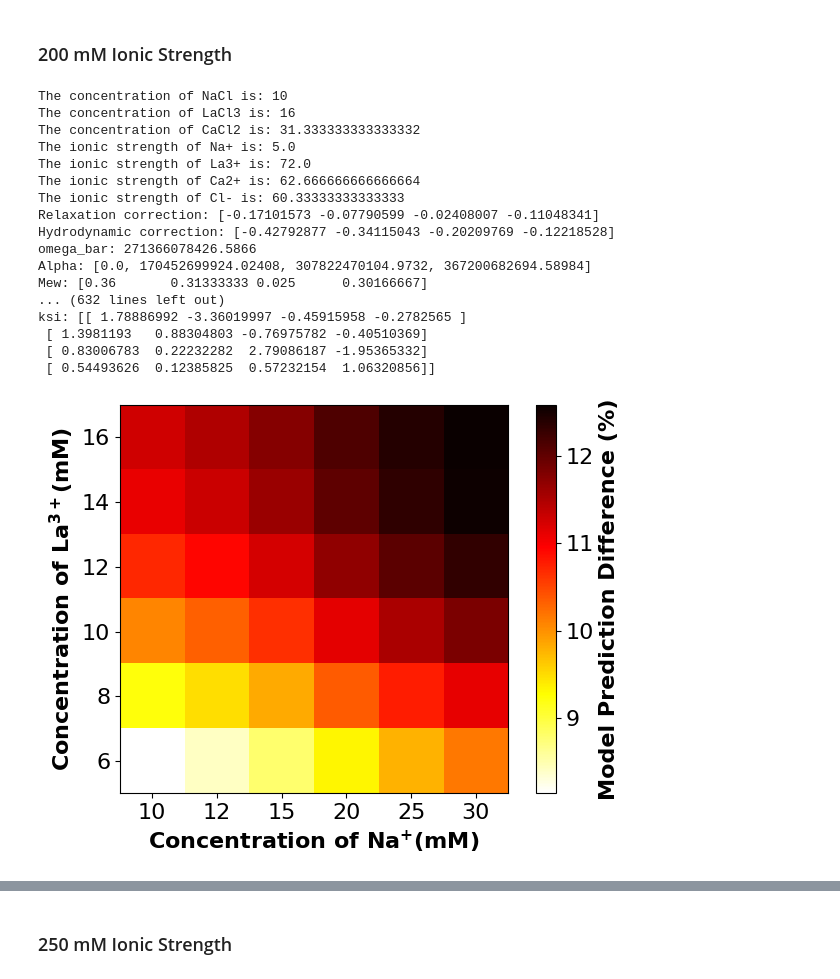
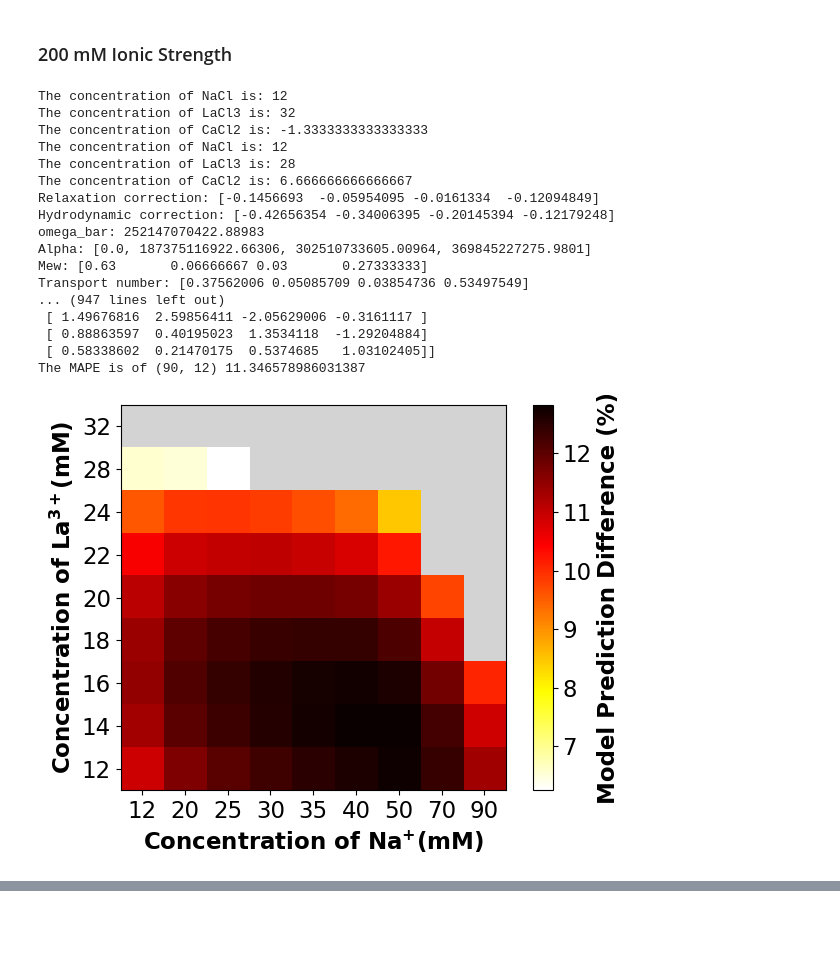
Before and after one commit to dowlinglab/salts-conductivity-modelling, a Jupyter notebook: Three-salt-experiments.ipynb, the cells around one changed output, grey strips where cells are left out. Drawn from its saved outputs; the diff is of its cells as text; code cells hidden in the pictures; blank space fills up the shorter version.

```diff
--- a/Three-salt-experiments.ipynb
+++ b/Three-salt-experiments.ipynb
@@ -470,28 +535,31 @@ ksi: [[ 1.79111373 -3.13406705 -0.48176382 -0.27258478]
 # %%
 # desired ionic strength in mM
 ionic_strength_200 = 200
 
 # cation concentration in mM
-na_200 = [10, 12, 15, 20, 25, 30]
-la_200 = [16, 14, 12, 10, 8, 6]
+# na_200 = [10, 12, 15, 20, 25, 30]
+# la_200 = [16, 14, 12, 10, 8, 6]
+
+na_200 = [12, 20, 25, 30, 35, 40, 50, 70, 90]
+la_200 = [32, 28, 24, 22, 20, 18, 16, 14, 12]
 
 three_salts_conc(la_200, na_200, ionic_strength_200, "ionic_str_200")
 # %% [output]
-The concentration of NaCl is: 10
-The concentration of LaCl3 is: 16
-The concentration of CaCl2 is: 31.333333333333332
-The ionic strength of Na+ is: 5.0
-The ionic strength of La3+ is: 72.0
-The ionic strength of Ca2+ is: 62.666666666666664
-The ionic strength of Cl- is: 60.33333333333333
-Relaxation correction: [-0.17101573 -0.07790599 -0.02408007 -0.11048341]
-Hydrodynamic correction: [-0.42792877 -0.34115043 -0.20209769 -0.12218528]
-omega_bar: 271366078426.5866
-Alpha: [0.0, 170452699924.02408, 307822470104.9732, 367200682694.58984]
-Mew: [0.36       0.31333333 0.025      0.30166667]
-... (632 lines left out)
-ksi: [[ 1.78886992 -3.36019997 -0.45915958 -0.2782565 ]
- [ 1.3981193   0.88304803 -0.76975782 -0.40510369]
- [ 0.83006783  0.22232282  2.79086187 -1.95365332]
- [ 0.54493626  0.12385825  0.57232154  1.06320856]]
+The concentration of NaCl is: 12
+The concentration of LaCl3 is: 32
+The concentration of CaCl2 is: -1.3333333333333333
+The concentration of NaCl is: 12
+The concentration of LaCl3 is: 28
+The concentration of CaCl2 is: 6.666666666666667
+Relaxation correction: [-0.1456693  -0.05954095 -0.0161334  -0.12094849]
+Hydrodynamic correction: [-0.42656354 -0.34006395 -0.20145394 -0.12179248]
+omega_bar: 252147070422.88983
+Alpha: [0.0, 187375116922.66306, 302510733605.00964, 369845227275.9801]
+Mew: [0.63       0.06666667 0.03       0.27333333]
+Transport number: [0.37562006 0.05085709 0.03854736 0.53497549]
+... (947 lines left out)
+ [ 1.49676816  2.59856411 -2.05629006 -0.3161117 ]
+ [ 0.88863597  0.40195023  1.3534118  -1.29204884]
+ [ 0.58338602  0.21470175  0.5374685   1.03102405]]
+The MAPE is of (90, 12) 11.346578986031387
-[figure, old version]
+[figure, new version]
@@ -499,2 +566,0 @@ ksi: [[ 1.78886992 -3.36019997 -0.45915958 -0.2782565 ]
-# %% [markdown]
-### 250 mM Ionic Strength
```
Also changed, not shown: parts of 8 cells of this notebook, 13 other files.
